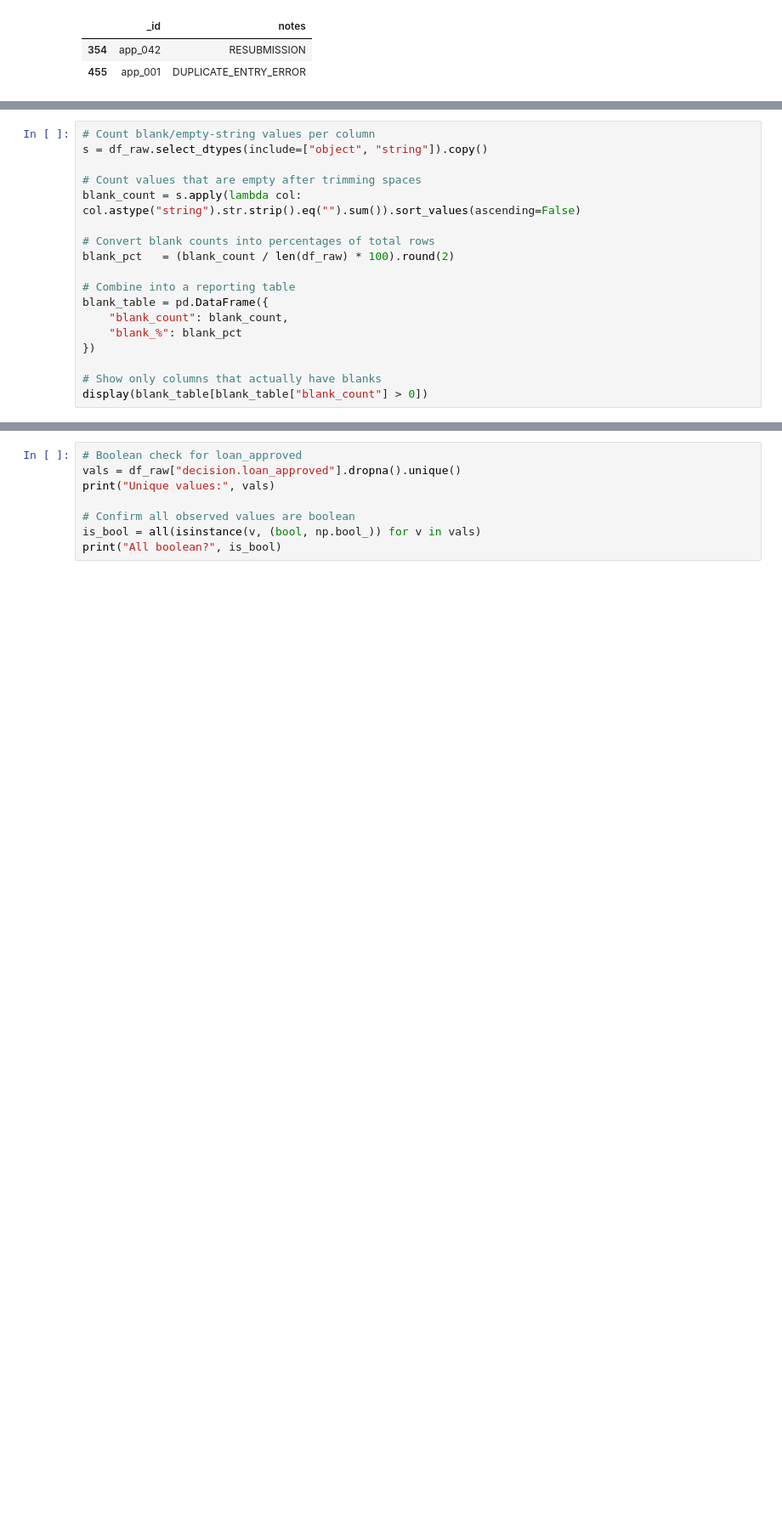
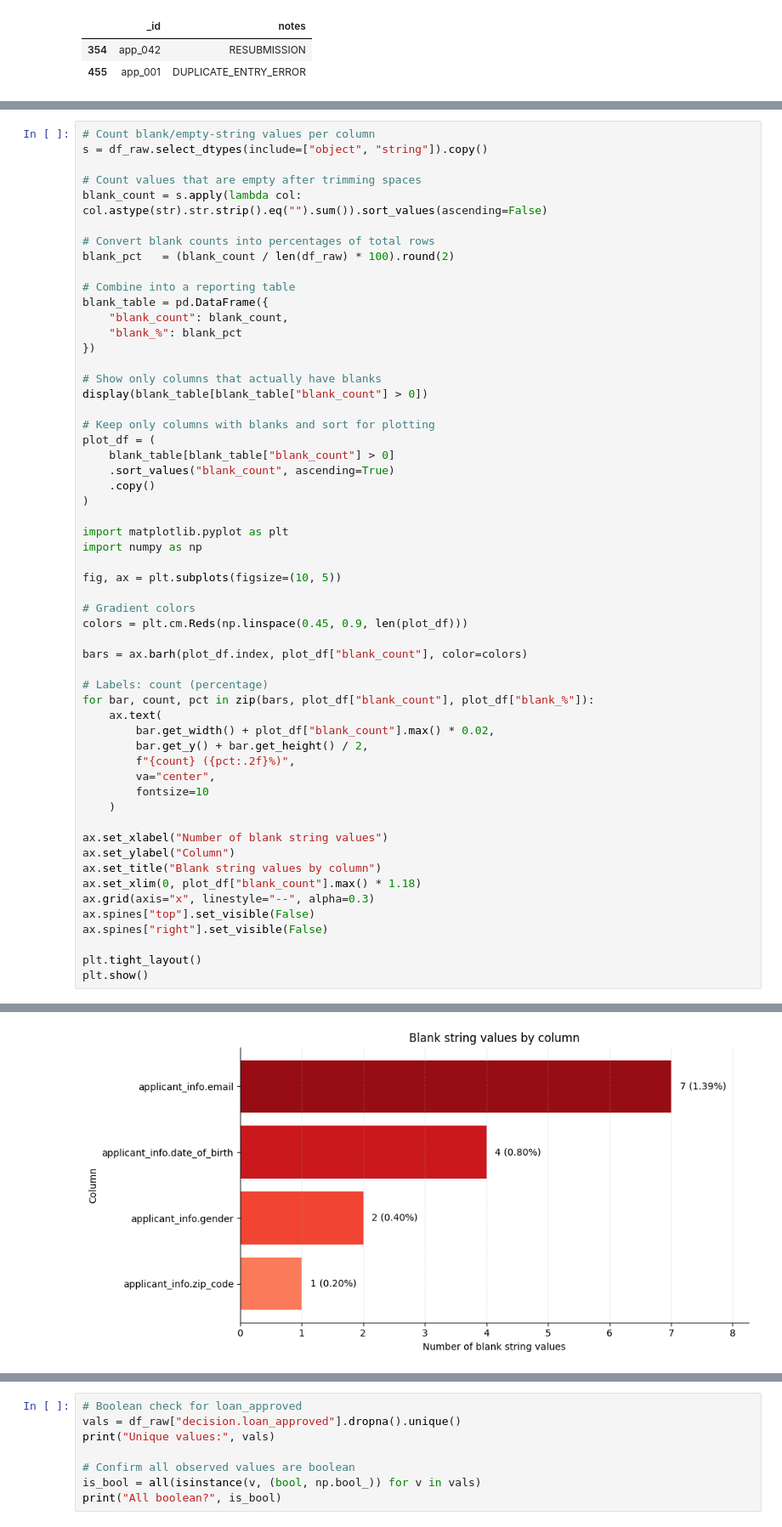
Before and after one commit to catarinapalma01/dego-project-team3, a Jupyter notebook: notebooks/01-data-quality.ipynb, the cells around one changed output, grey strips where cells are left out. Shown at 85% size. Cells and saved outputs as stored; diff of their text form; blank space fills up the shorter version.

```diff
--- a/notebooks/01-data-quality.ipynb
+++ b/notebooks/01-data-quality.ipynb
@@ -370,25 +491,64 @@ Here we quantify blank/empty-string values across all text-like columns to get a
 # %%
 # Count blank/empty-string values per column
 s = df_raw.select_dtypes(include=["object", "string"]).copy()
 
 # Count values that are empty after trimming spaces
-blank_count = s.apply(lambda col: col.astype("string").str.strip().eq("").sum()).sort_values(ascending=False)
+blank_count = s.apply(lambda col: col.astype(str).str.strip().eq("").sum()).sort_values(ascending=False)
 
 # Convert blank counts into percentages of total rows
 blank_pct   = (blank_count / len(df_raw) * 100).round(2)
 
 # Combine into a reporting table
 blank_table = pd.DataFrame({
     "blank_count": blank_count,
     "blank_%": blank_pct
 })
 
 # Show only columns that actually have blanks
 display(blank_table[blank_table["blank_count"] > 0])
+
+# Keep only columns with blanks and sort for plotting
+plot_df = (
+    blank_table[blank_table["blank_count"] > 0]
+    .sort_values("blank_count", ascending=True)
+    .copy()
+)
+
+import matplotlib.pyplot as plt
+import numpy as np
+
+fig, ax = plt.subplots(figsize=(10, 5))
+
+# Gradient colors
+colors = plt.cm.Reds(np.linspace(0.45, 0.9, len(plot_df)))
+
+bars = ax.barh(plot_df.index, plot_df["blank_count"], color=colors)
+
+# Labels: count (percentage)
+for bar, count, pct in zip(bars, plot_df["blank_count"], plot_df["blank_%"]):
+    ax.text(
+        bar.get_width() + plot_df["blank_count"].max() * 0.02,
+        bar.get_y() + bar.get_height() / 2,
+        f"{count} ({pct:.2f}%)",
+        va="center",
+        fontsize=10
+    )
+
+ax.set_xlabel("Number of blank string values")
+ax.set_ylabel("Column")
+ax.set_title("Blank string values by column")
+ax.set_xlim(0, plot_df["blank_count"].max() * 1.18)
+ax.grid(axis="x", linestyle="--", alpha=0.3)
+ax.spines["top"].set_visible(False)
+ax.spines["right"].set_visible(False)
+
+plt.tight_layout()
+plt.show()
 # %% [output]
 |  | blank_count | blank_% |
 | applicant_info.email | 7 | 1.39 |
 | applicant_info.date_of_birth | 4 | 0.80 |
 | applicant_info.gender | 2 | 0.40 |
 | applicant_info.zip_code | 1 | 0.20 |
+[figure, added]
 # %% [markdown]
```
Also changed, not shown: parts of 97 cells of this notebook, 1 other file.
